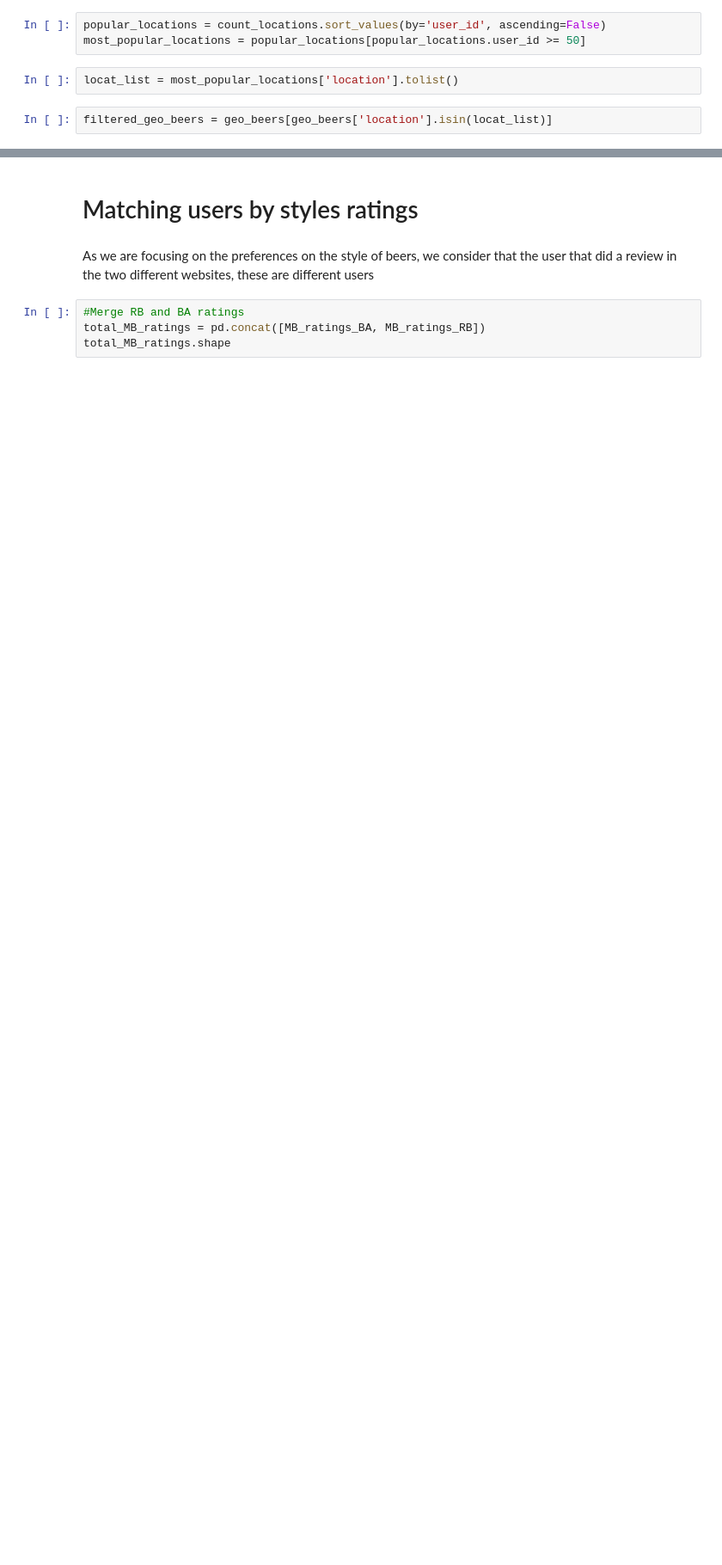
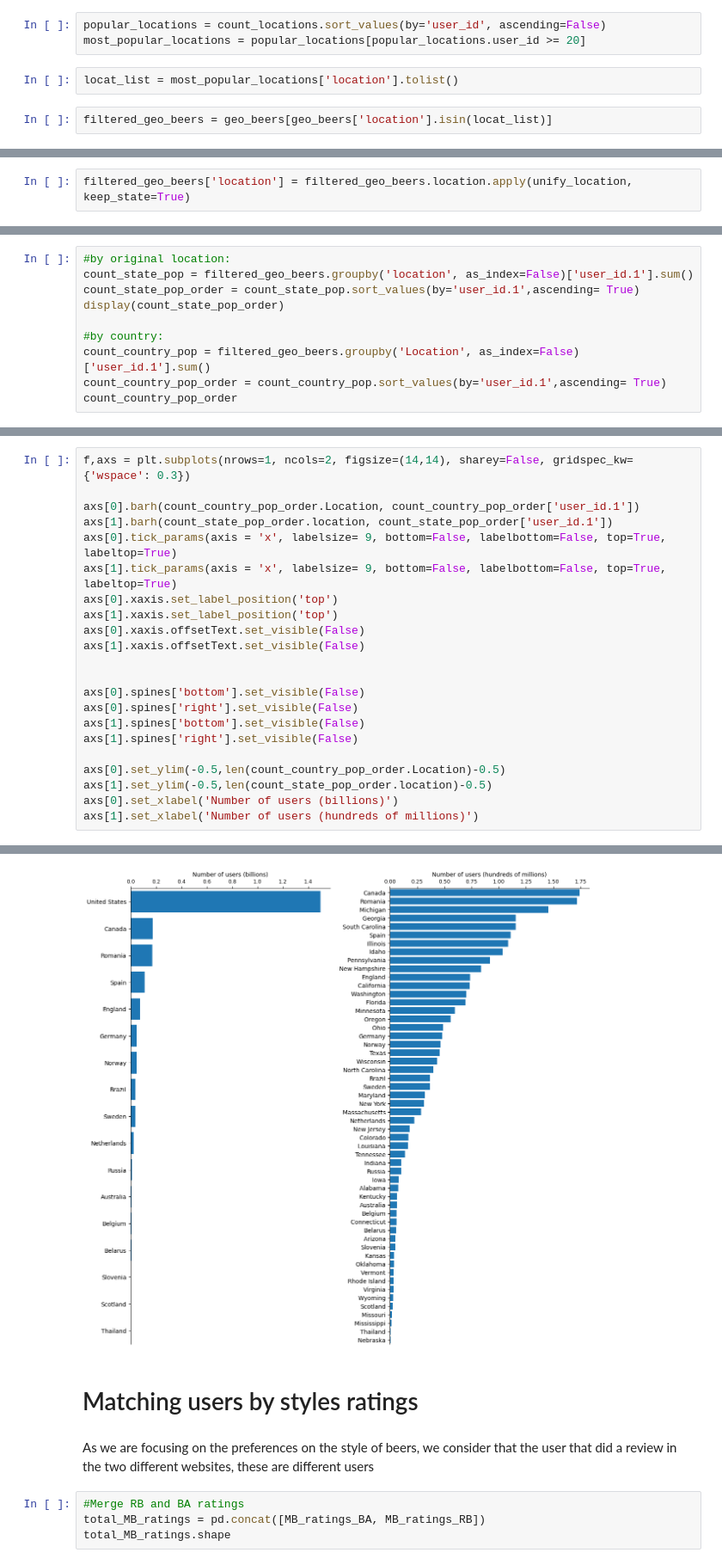
Before and after one commit to epfl-ada/ada-2023-project-adacadabra2023, a Jupyter notebook: Project_v2.ipynb, the cells around one changed output, grey strips where cells are left out. Shown at 86% size. Drawn from its saved outputs; the diff is of its cells as text; blank space fills up the shorter version.

```diff
--- a/Project_v2.ipynb
+++ b/Project_v2.ipynb
@@ -286,7 +285,7 @@ nationality_check
 count_locations = geo_beers.groupby('location', as_index=False).user_id.count()
 # %%
 popular_locations = count_locations.sort_values(by='user_id', ascending=False)
-most_popular_locations = popular_locations[popular_locations.user_id >= 50]
+most_popular_locations = popular_locations[popular_locations.user_id >= 20]
 # %%
 locat_list = most_popular_locations['location'].tolist()
 # %%
@@ -304,0 +326,2 @@ filtered_geo_beers
+# %%
+filtered_geo_beers['location'] = filtered_geo_beers.location.apply(unify_location, keep_state=True)
@@ -304,0 +334,10 @@ filtered_geo_beers
+# %%
+#by original location:
+count_state_pop = filtered_geo_beers.groupby('location', as_index=False)['user_id.1'].sum()
+count_state_pop_order = count_state_pop.sort_values(by='user_id.1',ascending= True)
+display(count_state_pop_order)
+
+#by country:
+count_country_pop = filtered_geo_beers.groupby('Location', as_index=False)['user_id.1'].sum()
+count_country_pop_order = count_country_pop.sort_values(by='user_id.1',ascending= True)
+count_country_pop_order
@@ -304,0 +380,23 @@ filtered_geo_beers
+# %%
+f,axs = plt.subplots(nrows=1, ncols=2, figsize=(14,14), sharey=False, gridspec_kw={'wspace': 0.3})
+
+axs[0].barh(count_country_pop_order.Location, count_country_pop_order['user_id.1'])
+axs[1].barh(count_state_pop_order.location, count_state_pop_order['user_id.1'])
+axs[0].tick_params(axis = 'x', labelsize= 9, bottom=False, labelbottom=False, top=True, labeltop=True)
+axs[1].tick_params(axis = 'x', labelsize= 9, bottom=False, labelbottom=False, top=True, labeltop=True)
+axs[0].xaxis.set_label_position('top')
+axs[1].xaxis.set_label_position('top')
+axs[0].xaxis.offsetText.set_visible(False)
+axs[1].xaxis.offsetText.set_visible(False)
+
+
+axs[0].spines['bottom'].set_visible(False)
+axs[0].spines['right'].set_visible(False)
+axs[1].spines['bottom'].set_visible(False)
+axs[1].spines['right'].set_visible(False)
+
+axs[0].set_ylim(-0.5,len(count_country_pop_order.Location)-0.5)
+axs[1].set_ylim(-0.5,len(count_state_pop_order.location)-0.5)
+axs[0].set_xlabel('Number of users (billions)')
+axs[1].set_xlabel('Number of users (hundreds of millions)')
+# %% [output]
@@ -305,3 +404,4 @@ filtered_geo_beers
+[figure, added]
 # %% [markdown]
 # Matching users by styles ratings
 # %% [markdown]
```
Also changed, not shown: parts of 10 cells of this notebook, 1 other file.
